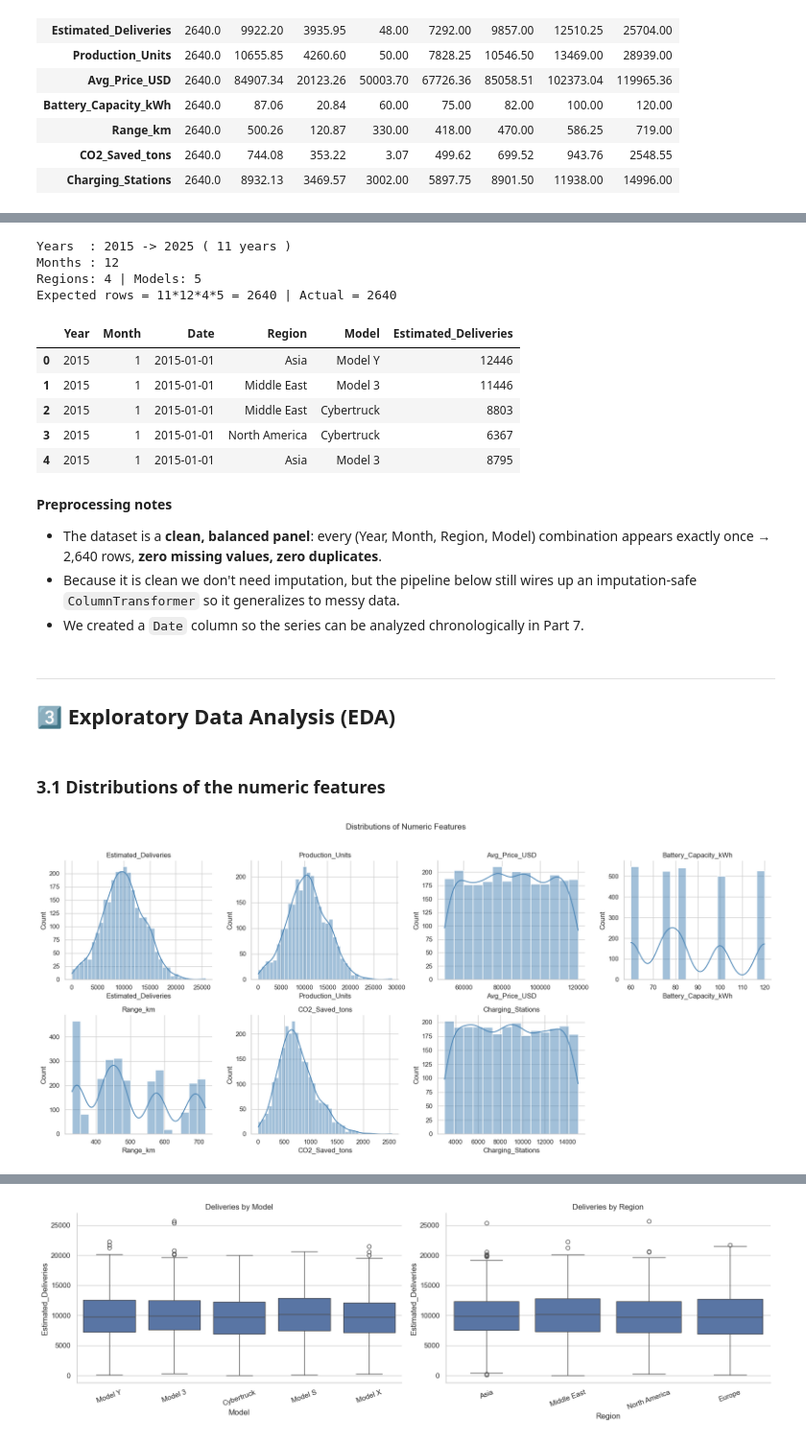
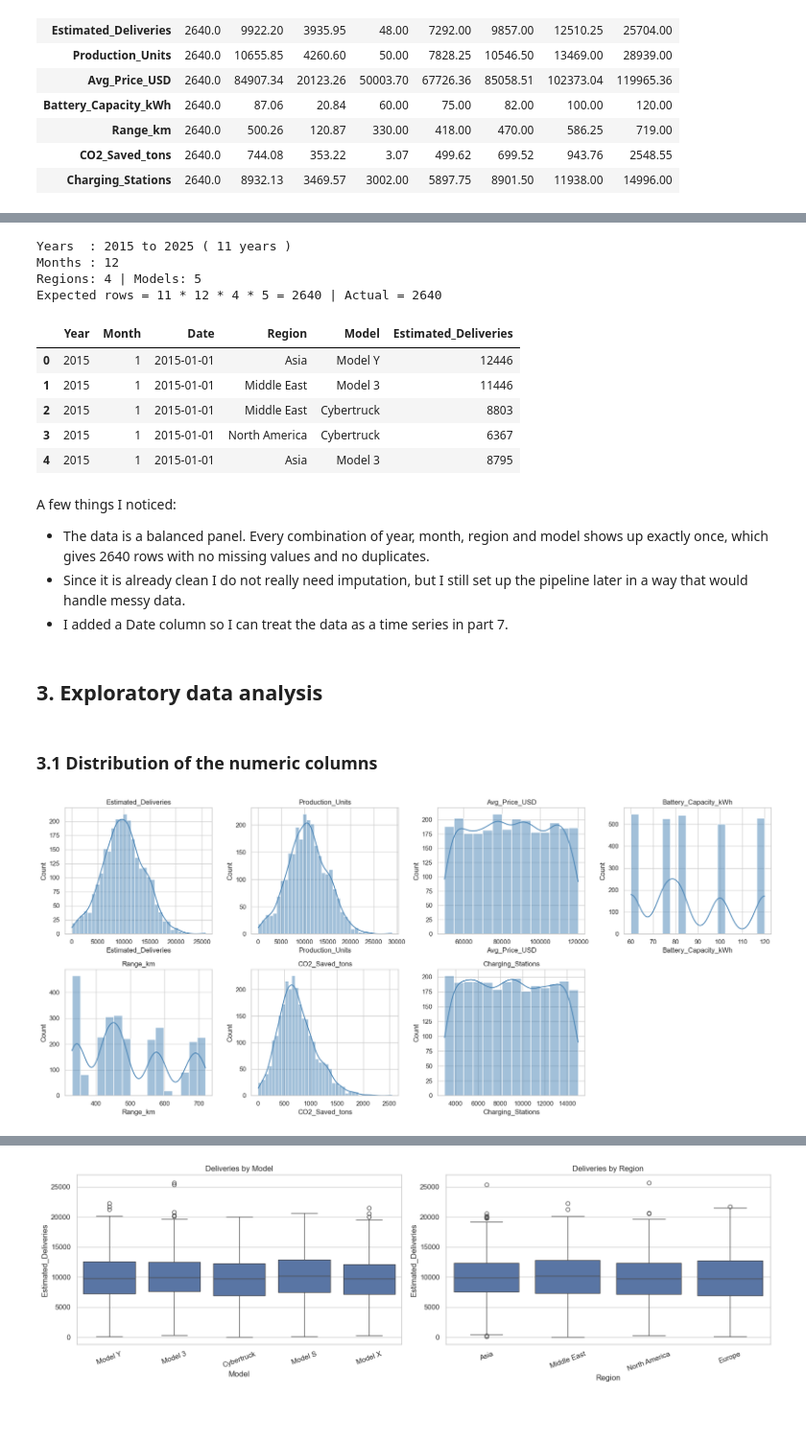
Before and after one commit to DeepteshMohapatra99/Celebal_Technologies, a Jupyter notebook: Week_2/week2_deeptesh_mohapatra.ipynb, the cells around one changed output, grey strips where cells are left out. Shown at 96% size. Cells and saved outputs as stored; diff of their text form; code cells hidden in the pictures; blank space fills up the shorter version.

```diff
--- a/Week_2/week2_deeptesh_mohapatra.ipynb
+++ b/Week_2/week2_deeptesh_mohapatra.ipynb
@@ -28,13 +26,11 @@ electric-vehicle sales/price data. The pipeline covers the full lifecycle:
 # %%
-# Core
 import numpy as np
 import pandas as pd
 import matplotlib.pyplot as plt
 import seaborn as sns
 import warnings
 
-# scikit-learn
-from sklearn.model_selection import train_test_split, KFold, cross_val_score
+from sklearn.model_selection import train_test_split, KFold, cross_val_score, TimeSeriesSplit
 from sklearn.compose import ColumnTransformer
 from sklearn.pipeline import Pipeline
 from sklearn.preprocessing import StandardScaler, OneHotEncoder
@@ -43,24 +39,21 @@ from sklearn.tree import DecisionTreeRegressor
 from sklearn.ensemble import RandomForestRegressor, GradientBoostingRegressor
 from sklearn.metrics import mean_absolute_error, mean_squared_error, r2_score
 
-# Gradient boosting + Bayesian hyperparameter optimization
 from xgboost import XGBRegressor
 import optuna
 
-# statsmodels (time series)
 from statsmodels.tsa.seasonal import seasonal_decompose
 from statsmodels.tsa.stattools import adfuller
 from statsmodels.tsa.holtwinters import ExponentialSmoothing
 from statsmodels.tsa.statespace.sarimax import SARIMAX
 
 warnings.filterwarnings('ignore')
+
 RANDOM_STATE = 42
 np.random.seed(RANDOM_STATE)
 
-sns.set_theme(style='whitegrid', palette='deep')
+sns.set_theme(style='whitegrid')
 plt.rcParams['figure.figsize'] = (11, 5)
-plt.rcParams['axes.spines.top'] = False
-plt.rcParams['axes.spines.right'] = False
 print('All imports OK')
 # %% [output]
 All imports OK
@@ -172,47 +163,46 @@ Duplicate rows : 0
 # %%
-# This panel = Year x Month x Region x Model. Confirm it is balanced.
-print('Years  :', df.Year.min(), '->', df.Year.max(), '(', df.Year.nunique(), 'years )')
+# this looks like a panel: year x month x region x model. let me confirm it is balanced.
+print('Years  :', df.Year.min(), 'to', df.Year.max(), '(', df.Year.nunique(), 'years )')
 print('Months :', df.Month.nunique())
 print('Regions:', df.Region.nunique(), '| Models:', df.Model.nunique())
-print('Expected rows = 11*12*4*5 =', 11*12*4*5, '| Actual =', len(df))
+print('Expected rows = 11 * 12 * 4 * 5 =', 11*12*4*5, '| Actual =', len(df))
 
-# Build a proper monthly datetime column (first of month)
+# build a proper date column (first day of each month) so I can use it later
 df['Date'] = pd.to_datetime(dict(year=df.Year, month=df.Month, day=1))
 df = df.sort_values('Date').reset_index(drop=True)
 df[['Year','Month','Date','Region','Model','Estimated_Deliveries']].head()
 # %% [output]
-Years  : 2015 -> 2025 ( 11 years )
+Years  : 2015 to 2025 ( 11 years )
 Months : 12
 Regions: 4 | Models: 5
-Expected rows = 11*12*4*5 = 2640 | Actual = 2640
+Expected rows = 11 * 12 * 4 * 5 = 2640 | Actual = 2640
 |  | Year | Month | Date | Region | Model | Estimated_Deliveries |
 | 0 | 2015 | 1 | 2015-01-01 | Asia | Model Y | 12446 |
 | 1 | 2015 | 1 | 2015-01-01 | Middle East | Model 3 | 11446 |
 | 2 | 2015 | 1 | 2015-01-01 | Middle East | Cybertruck | 8803 |
 | 3 | 2015 | 1 | 2015-01-01 | North America | Cybertruck | 6367 |
 | 4 | 2015 | 1 | 2015-01-01 | Asia | Model 3 | 8795 |
-# %% [markdown]
-**Preprocessing notes**
-- The dataset is a **clean, balanced panel**: every (Year, Month, Region, Model) combination
-  appears exactly once → 2,640 rows, **zero missing values, zero duplicates**.
-- Because it is clean we don't need imputation, but the pipeline below still wires up an
-  imputation-safe `ColumnTransformer` so it generalizes to messy data.
-- We created a `Date` column so the series can be analyzed chronologically in Part 7.
+# %% [markdown]
+A few things I noticed:
+
+- The data is a balanced panel. Every combination of year, month, region and model
+  shows up exactly once, which gives 2640 rows with no missing values and no duplicates.
+- Since it is already clean I do not really need imputation, but I still set up the
+  pipeline later in a way that would handle messy data.
+- I added a Date column so I can treat the data as a time series in part 7.
 # %% [markdown]
----
-## 3️⃣ Exploratory Data Analysis (EDA)
+## 3. Exploratory data analysis
 # %% [markdown]
-### 3.1 Distributions of the numeric features
+### 3.1 Distribution of the numeric columns
 # %%
 num_cols = ['Estimated_Deliveries','Production_Units','Avg_Price_USD',
             'Battery_Capacity_kWh','Range_km','CO2_Saved_tons','Charging_Stations']
 fig, axes = plt.subplots(2, 4, figsize=(18, 8))
 for ax, col in zip(axes.flat, num_cols):
     sns.histplot(df[col], kde=True, ax=ax, color='steelblue')
     ax.set_title(col)
 axes.flat[-1].axis('off')
-plt.suptitle('Distributions of Numeric Features', y=1.02, fontsize=14)
 plt.tight_layout(); plt.show()
 # %% [output]
-[figure, old version]
+[figure, new version]
 # %% [markdown]
```
Also changed, not shown: parts of 54 cells of this notebook.
